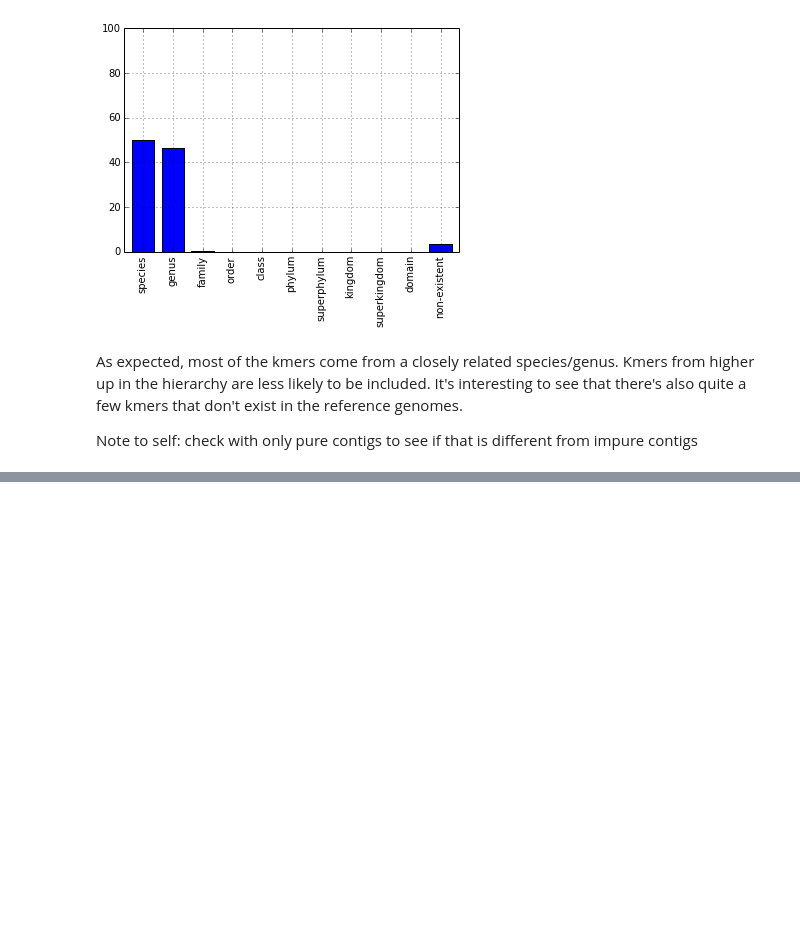
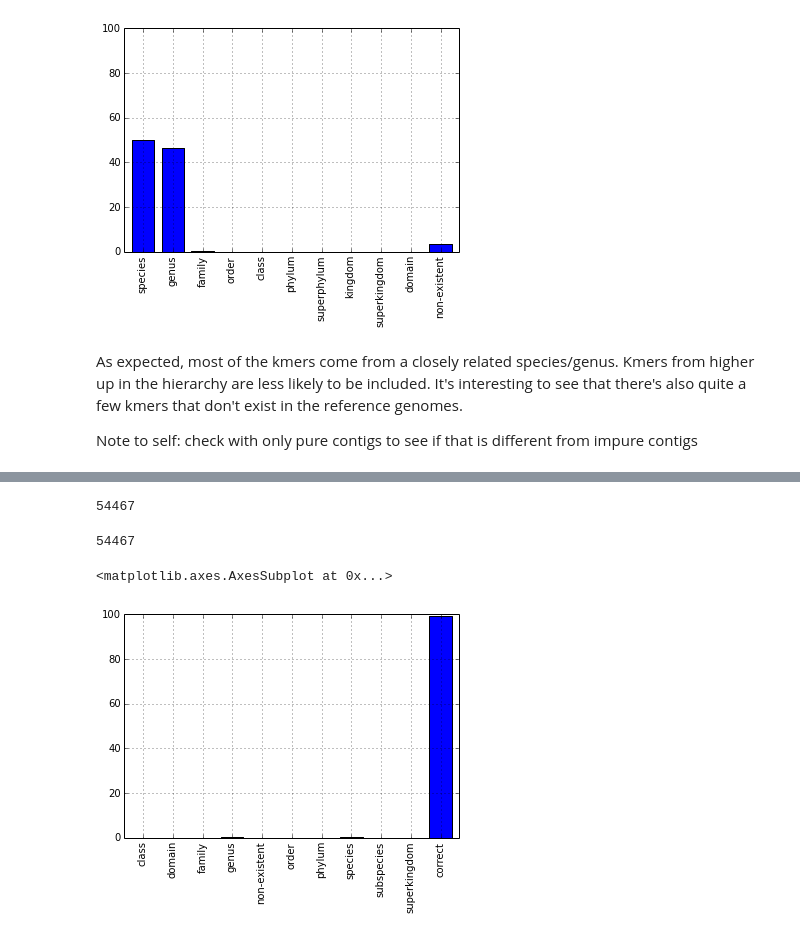
Before and after one commit to inodb/masmvali-publication, a Jupyter notebook: notebooks/kraken.ipynb, the cells around one changed output, grey strips where cells are left out. Drawn from its saved outputs; the diff is of its cells as text; code cells hidden in the pictures; blank space fills up the shorter version.

Commit message:
Compare kraken kmer purity against nucmer purity

```diff
--- a/notebooks/kraken.ipynb
+++ b/notebooks/kraken.ipynb
@@ -252,0 +258,3 @@ Note to self: check with only pure contigs to see if that is different from impu
+# %%
+cpurity = pd.read_csv("/media/milou/glob/projects/masmvali-partdeux/reassembly-filtered-reads/Sample_1ng_even/metassemble/assemblies/velvet/noscaf/noscaf_31/val/contig-purity.tsv",
+                      sep="\t").sort("contig").reset_index().set_index("contig")
@@ -252,0 +272,18 @@ Note to self: check with only pure contigs to see if that is different from impu
+# %%
+len(cpurity[cpurity.contig_length > 500])
+# %% [output]
+54467
+# %%
+len(rank_kmer_short)
+# %% [output]
+54467
+# %%
+rank_kmer_purity = rank_kmer.copy()
+rank_kmer_purity.max_aln_purity = cpurity.max_aln_purity
+pure = rank_kmer_purity.max_aln_purity == 1
+impure = rank_kmer_purity.max_aln_purity < 1
+# %%
+(rank_kmer_purity[pure].sum() / rank_kmer_purity[pure].sum().sum() * 100.0).plot(kind='bar', ylim=[0,100])
+# %% [output]
+<matplotlib.axes.AxesSubplot at 0x...>
+[figure, added]
```
Also changed, not shown: parts of 9 cells of this notebook.
